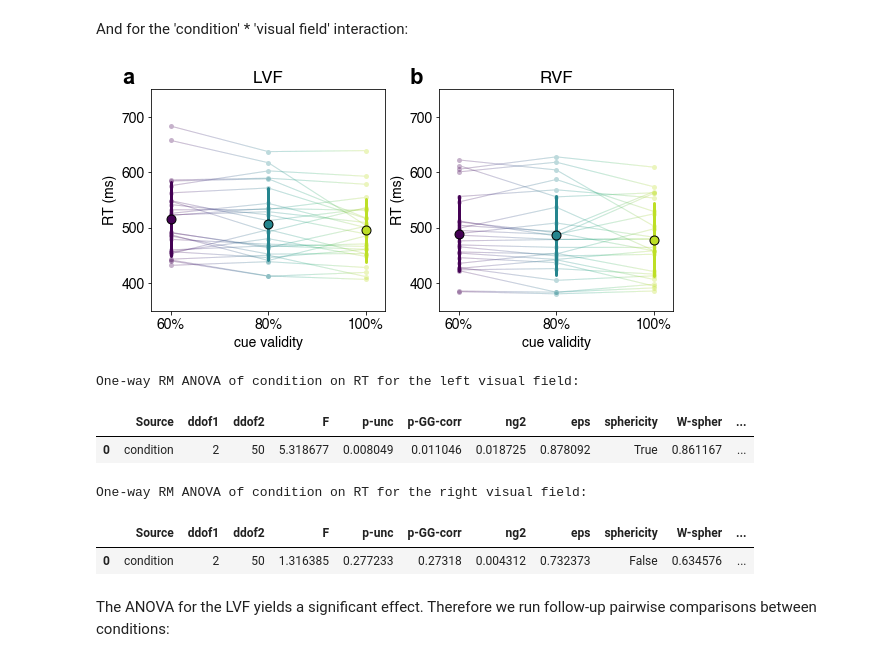
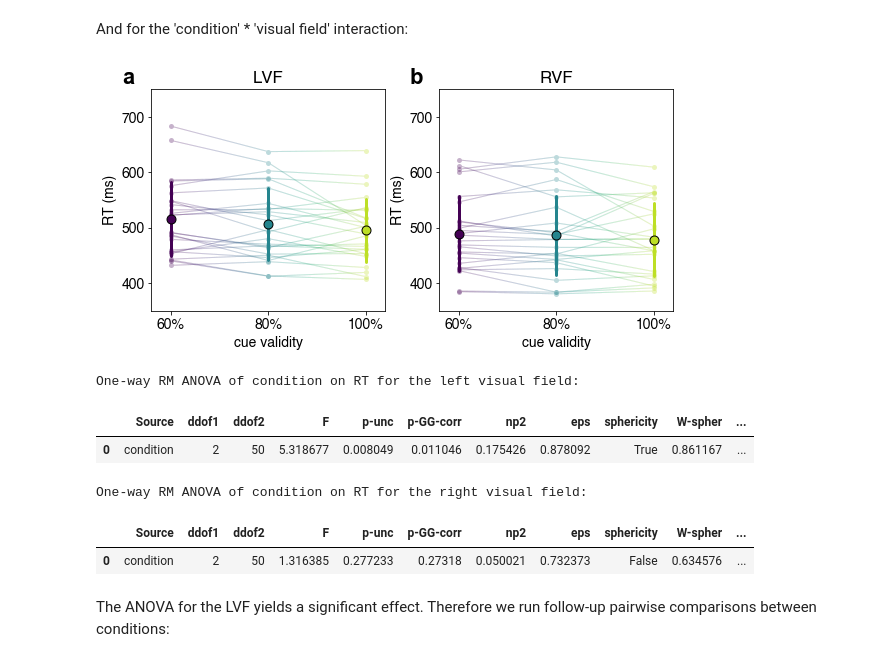
Before and after one commit to olofvanderwerf/rhythmic-attention, a Jupyter notebook: general_analysis.ipynb, the cells around one changed output. Cells and saved outputs as stored; diff of their text form; code cells hidden in the pictures.

```diff
--- a/general_analysis.ipynb
+++ b/general_analysis.ipynb
@@ -263,7 +263,7 @@ plt.show()
 Repeated measures ANOVA on reaction time with 'condition' and 'visual field' as within-subject factors
 # %%
 # Repeated Measures ANOVA
-aov = pg.rm_anova(dv='reaction time', within=['condition','visual field'], subject='subject', data=converted, correction = True)
+aov = pg.rm_anova(dv='reaction time', within=['condition','visual field'], subject='subject', data=converted, correction = True, effsize = 'np2')
 print("Two-way RM ANOVA on reaction times:")
 display(aov)
 # %% [output]
@@ -347,39 +347,39 @@ for idx,visual_field in enumerate(['left','right']):
         for condition in conditions:
             filtered = trials[(trials['subject'] == subject) &
                               (trials['condition'] == condition) &
                               (trials['cue side'] == visual_field) &
                               (trials['validity'] == 'valid') &
                               (trials['response'] == 'correct')]
             rt.loc[subject,condition] = filtered['reaction time'].mean()
 
     # Plot subject data using coloured lines
     ax = fig.add_subplot(gs[0,idx])
     rmplot(rt,cmap,ax)
 
     ax.set_xlabel('cue validity')
     ax.set_ylabel('RT (ms)')
     ax.set_xlim([-0.2,2.2])
     ax.set_ylim([350,750])
     ax.text(-0.1, 1.05,letters[idx], ha='center', va='center', transform=ax.transAxes, font = 'arial', size = 22, weight='bold')
     plt.title(titles[idx])
 
 plt.savefig(figure_folder+'supplementary_figure_1.png',dpi = 300)
 plt.show()
 
 # Follow-up test: interaction effect
 for idx,visual_field in enumerate(['left','right']):
     filtered = converted[converted['visual field'] == visual_field]
-    aov = pg.rm_anova(dv='reaction time', within=['condition'], subject='subject', data=filtered, correction = True)
+    aov = pg.rm_anova(dv='reaction time', within=['condition'], subject='subject', data=filtered, correction = True, effsize = 'np2')
     print("One-way RM ANOVA of condition on RT for the "+visual_field+" visual field:")
     display(aov)
 # %% [output]
 [figure]
 One-way RM ANOVA of condition on RT for the left visual field:
-|  | Source | ddof1 | ddof2 | F | p-unc | p-GG-corr | ng2 | eps | sphericity | W-spher | ... |
-| 0 | condition | 2 | 50 | 5.318677 | 0.008049 | 0.011046 | 0.018725 | 0.878092 | True | 0.861167 | ... |
+|  | Source | ddof1 | ddof2 | F | p-unc | p-GG-corr | np2 | eps | sphericity | W-spher | ... |
+| 0 | condition | 2 | 50 | 5.318677 | 0.008049 | 0.011046 | 0.175426 | 0.878092 | True | 0.861167 | ... |
 One-way RM ANOVA of condition on RT for the right visual field:
-|  | Source | ddof1 | ddof2 | F | p-unc | p-GG-corr | ng2 | eps | sphericity | W-spher | ... |
-| 0 | condition | 2 | 50 | 1.316385 | 0.277233 | 0.27318 | 0.004312 | 0.732373 | False | 0.634576 | ... |
+|  | Source | ddof1 | ddof2 | F | p-unc | p-GG-corr | np2 | eps | sphericity | W-spher | ... |
+| 0 | condition | 2 | 50 | 1.316385 | 0.277233 | 0.27318 | 0.050021 | 0.732373 | False | 0.634576 | ... |
 # %% [markdown]
 The ANOVA for the LVF yields a significant effect. Therefore we run follow-up pairwise comparisons between conditions:
 # %%
```
Also changed, not shown: parts of 3 cells of this notebook, 3 other files.
